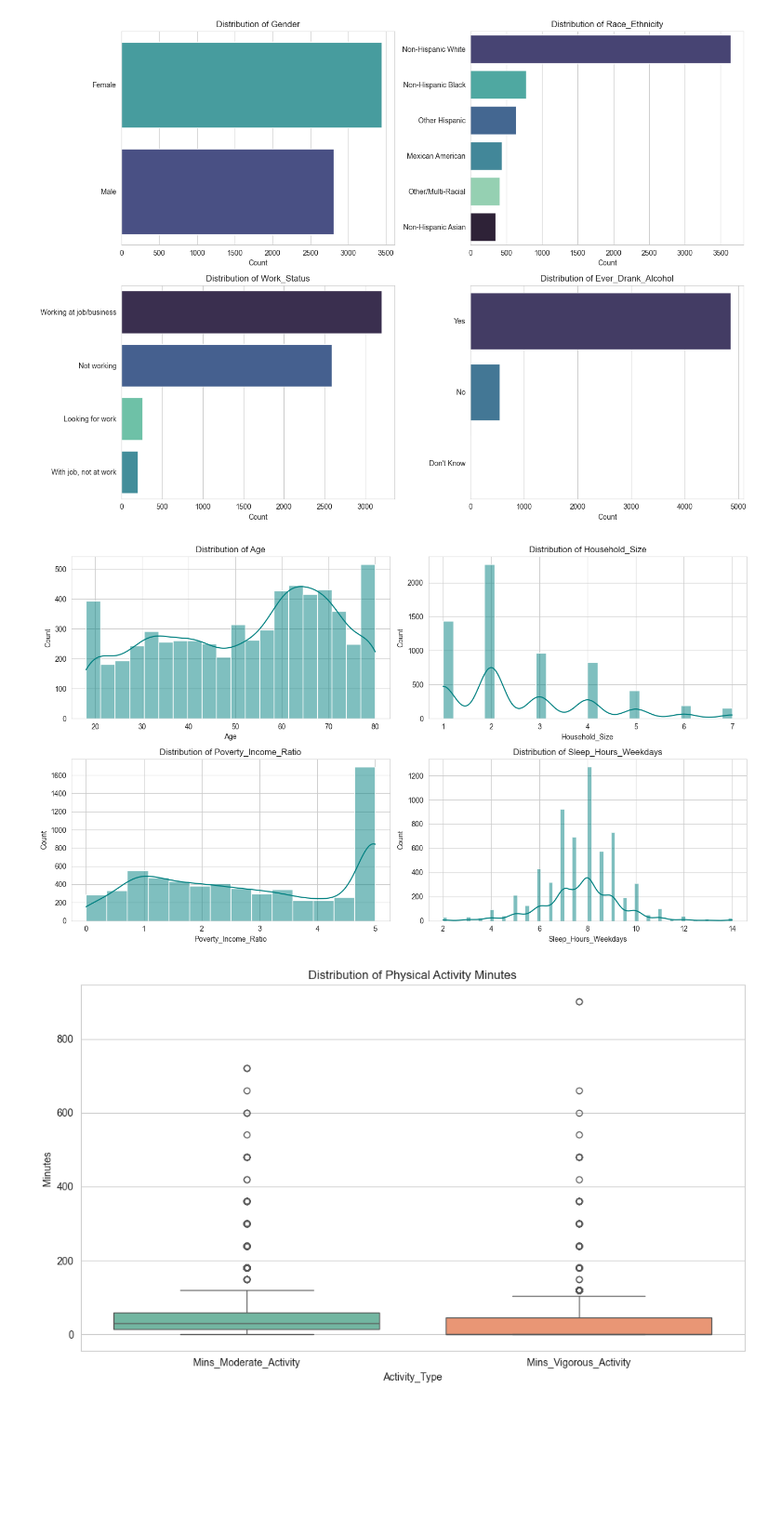
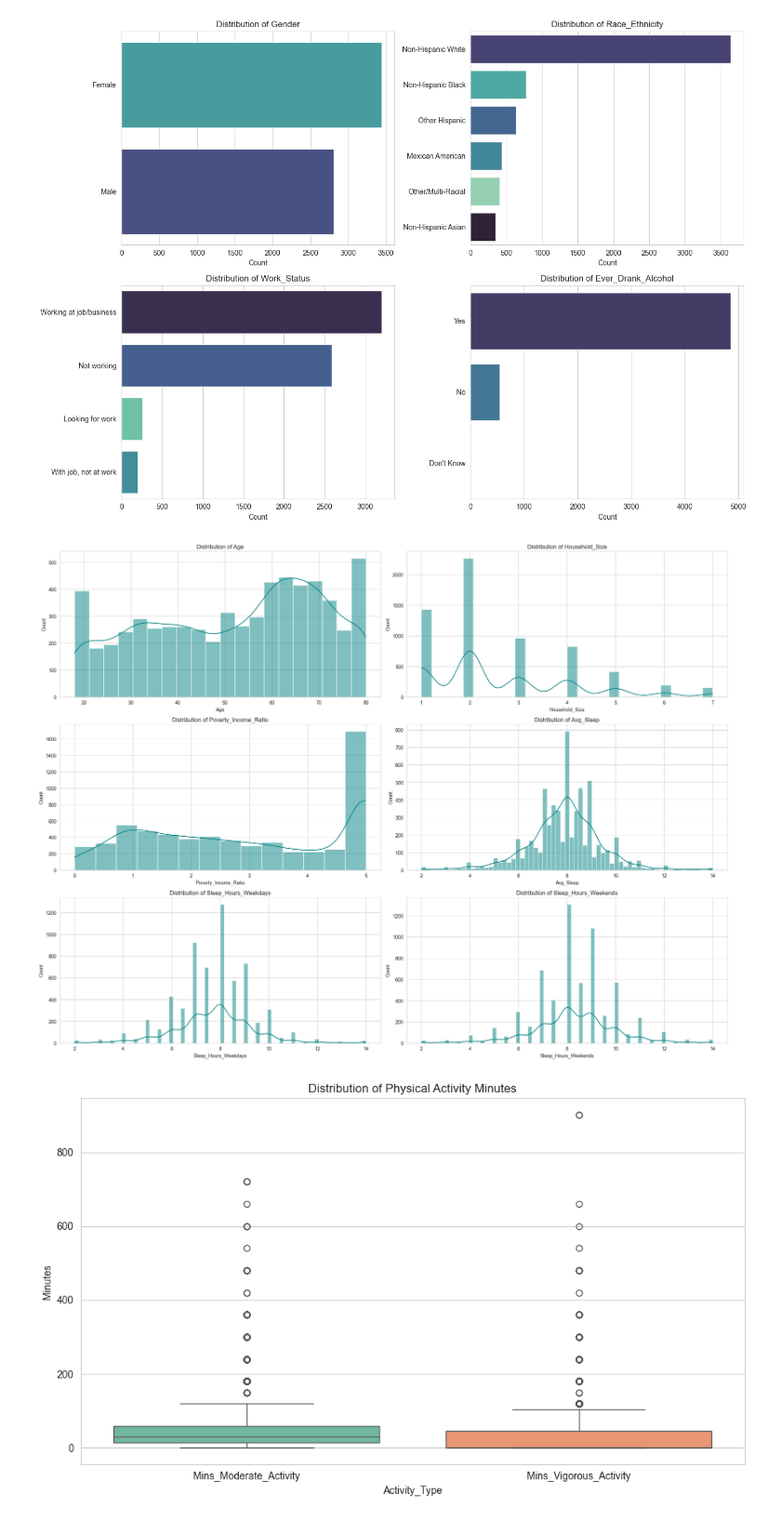
Before and after one commit to sophia-vo/CSE-158-Assignment-2, a Jupyter notebook: eda.ipynb, the cells around one changed output. Shown: that part at 93% size. Saved outputs shown, nothing was run; the diff lists cells and outputs as text; code cells hidden in the pictures; blank space fills up the shorter version.

Commit message:
fixed issue w/ sleep avg variable

```diff
--- a/eda.ipynb
+++ b/eda.ipynb
@@ -196,3 +205,8 @@ In retrospect, we decided to drop the ever_drank_alcohol feature from model trai
+# %%
+df['Avg_Sleep'] = (
+    5 * df['Sleep_Hours_Weekdays'] +
+    2 * df['Sleep_Hours_Weekends']
+) / 7
 # %% [markdown]
 # Exploratory Data Analysis
 # %%
@@ -232,19 +246,20 @@ plt.show()
 # %% [output]
 [figure]
 # %%
+
 # C. Numerical Distributions
-num_cols = ['Age', 'Household_Size', 'Poverty_Income_Ratio', 'Sleep_Hours_Weekdays']
-fig, axes = plt.subplots(2, 2, figsize=(14, 8))
+num_cols = ['Age', 'Household_Size', 'Poverty_Income_Ratio', 'Avg_Sleep', 'Sleep_Hours_Weekdays','Sleep_Hours_Weekends']
+fig, axes = plt.subplots(3, 2, figsize=(20, 15))
 axes = axes.flatten()
 
 for i, col in enumerate(num_cols):
     if col in df.columns:
         sns.histplot(df[col].dropna(), kde=True, ax=axes[i], color='teal')
         axes[i].set_title(f'Distribution of {col}')
 plt.tight_layout()
 plt.show()
 # %% [output]
-[figure, old version]
+[figure, new version]
 # %%
 # D. Physical Activity Comparison (Boxplots)
 pa_cols = ['Mins_Moderate_Activity', 'Mins_Vigorous_Activity']
```
Also changed, not shown: parts of 6 cells of this notebook, 1 other file.
